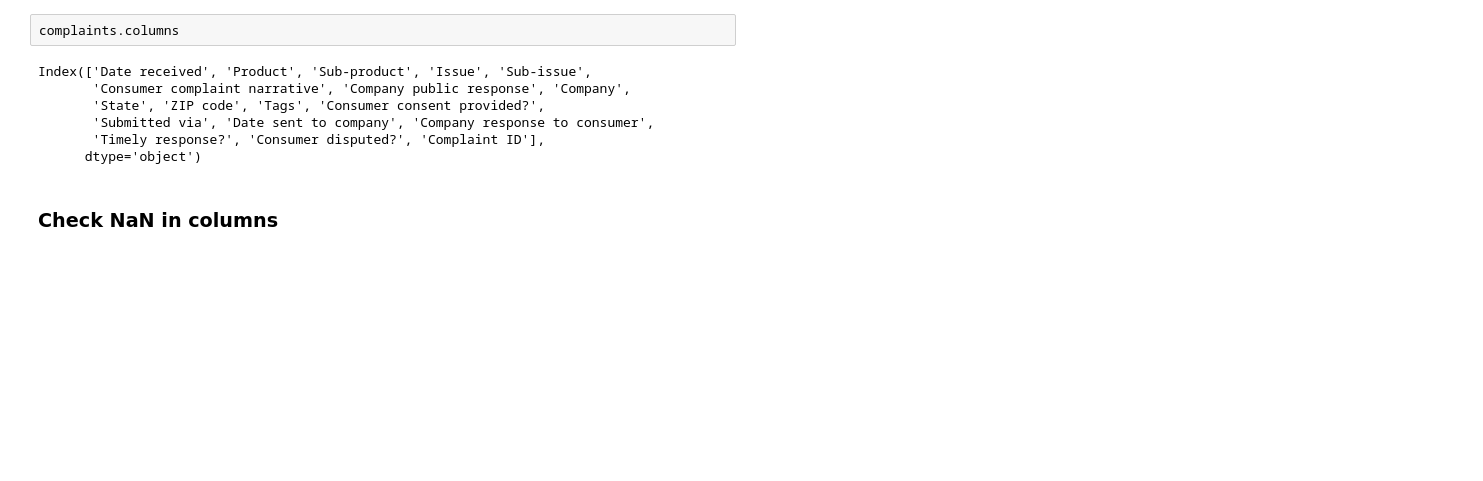
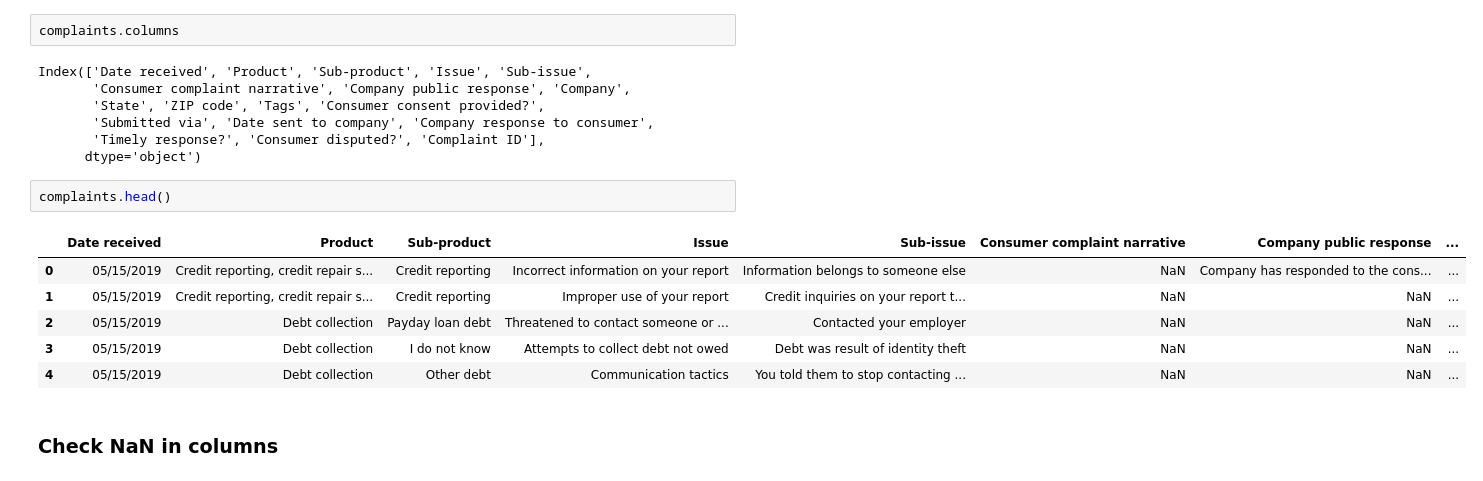
Before and after one commit to haolin-ds/ComplaintsAnalysis, a Jupyter notebook: complaints_EDA.ipynb, the cells around one changed output. Saved outputs shown, nothing was run; the diff lists cells and outputs as text; blank space fills up the shorter version.

```diff
--- a/complaints_EDA.ipynb
+++ b/complaints_EDA.ipynb
@@ -31,6 +31,15 @@ Index(['Date received', 'Product', 'Sub-product', 'Issue', 'Sub-issue',
        'Submitted via', 'Date sent to company', 'Company response to consumer',
        'Timely response?', 'Consumer disputed?', 'Complaint ID'],
       dtype='object')
+# %%
+complaints.head()
+# %% [output]
+|  | Date received | Product | Sub-product | Issue | Sub-issue | Consumer complaint narrative | Company public response | ... |
+| 0 | 05/15/2019 | Credit reporting, credit repair s... | Credit reporting | Incorrect information on your report | Information belongs to someone else | NaN | Company has responded to the cons... | ... |
+| 1 | 05/15/2019 | Credit reporting, credit repair s... | Credit reporting | Improper use of your report | Credit inquiries on your report t... | NaN | NaN | ... |
+| 2 | 05/15/2019 | Debt collection | Payday loan debt | Threatened to contact someone or ... | Contacted your employer | NaN | NaN | ... |
+| 3 | 05/15/2019 | Debt collection | I do not know | Attempts to collect debt not owed | Debt was result of identity theft | NaN | NaN | ... |
+| 4 | 05/15/2019 | Debt collection | Other debt | Communication tactics | You told them to stop contacting ... | NaN | NaN | ... |
 # %% [markdown]
 ### Check NaN in columns
 # %%
```
Also changed, not shown: parts of 5 cells of this notebook, 7 other files.
